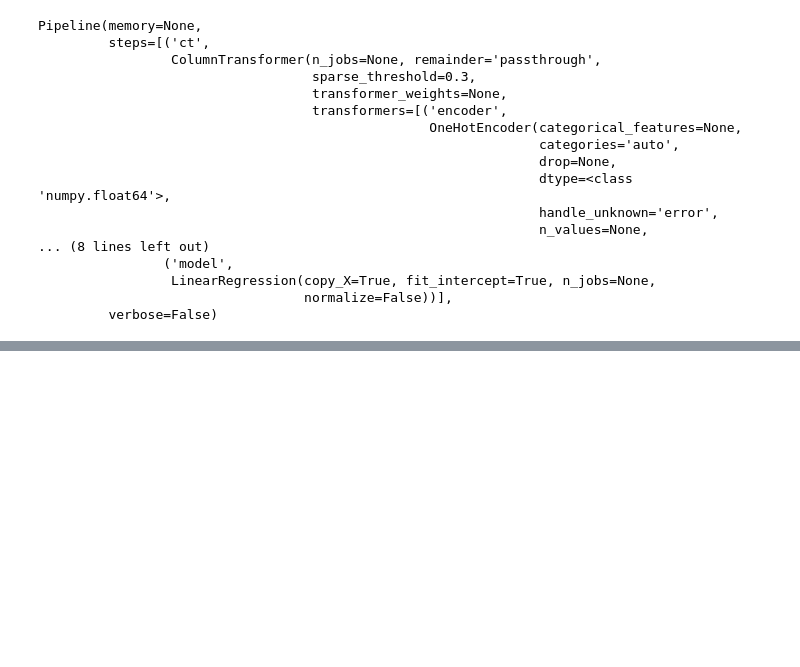
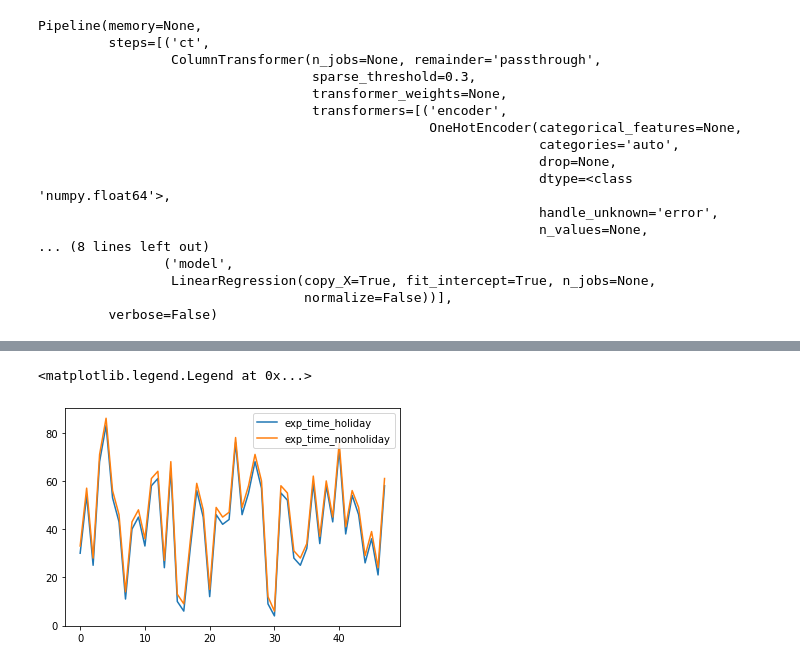
Before and after one commit to spatialthoughts/spatial-data-science, a Jupyter notebook: travel_time_prediction/Holiday_test.ipynb, the cells around one changed output, grey strips where cells are left out. Drawn from its saved outputs; the diff is of its cells as text; code cells hidden in the pictures; blank space fills up the shorter version.

Commit message:
modify_holiday_test

```diff
--- a/travel_time_prediction/Holiday_test.ipynb
+++ b/travel_time_prediction/Holiday_test.ipynb
@@ -173,15 +179,15 @@ def predict_time(row):
     Input = row[['sourceid', 'dstid', 'day', 'time_period', 'dow', 'src_lon', 'src_lat', 'dst_lon', 'dst_lat', 'distance','holiday']]
     return round(regressor.predict([Input])[0]/60)
 # %%
-holiday_sample['predicted'] = holiday_sample.apply(predict_time, axis=1)
-holiday_sample['google_avg']= holiday_sample.apply(lambda x : math.sqrt(x['google_min']*x['google_max']),axis=1)
-results = holiday_sample[['sourceid', 'dstid', 'src_lon', 'src_lat', 'dst_lon', 'dst_lat','distance', 'google_dist', 'google_min', 'google_max','google_avg','predicted']].copy()
-results['within_range'] = np.where(
-    (results['predicted'] <= results['google_max'])
-        & (results['predicted'] >= results['google_min']), 'Y', 'N')
+holiday_sample['predicted_H'] = holiday_sample.apply(predict_time, axis=1)
+holiday_sample['predicted']= results['predicted']
+results_holiday = holiday_sample[['sourceid', 'dstid', 'src_lon', 'src_lat', 'dst_lon', 'dst_lat','distance', 'google_dist', 'google_min', 'google_max','google_avg','predicted','predicted_H']].copy()
+results_holiday['within_range'] = np.where(
+    (results['predicted'] <= results_holiday['google_max'])
+        & (results_holiday['predicted'] >= results_holiday['google_min']), 'Y', 'N')
 error = math.sqrt(mean_squared_error(holiday_sample['google_avg'],holiday_sample['predicted'])) #calculate rmse
 print('RMSE =',error)
-percent=results['within_range'].value_counts('Y')[0]
+percent=results_holiday['within_range'].value_counts('Y')[0]
 print('Percentage with google range =',percent)
-results.head()
+results_holiday.head()
 # %% [output]
@@ -193,3 +199,10 @@ Percentage with google range = 0.8333333333333334
 | 2 | 198 | 18 | 77.499180 | 12.885396 | 77.474105 | 12.942257 | 8886.4 | 9.6 | 20 | 30 | ... |
 | 3 | 198 | 7 | 77.511597 | 12.876873 | 77.686813 | 13.001213 | 29673.7 | 29.6 | 45 | 75 | ... |
 | 4 | 166 | 198 | 77.696277 | 12.943712 | 77.481952 | 12.893260 | 33261.2 | 32.2 | 55 | 110 | ... |
+# %%
+plt.plot(results_holiday['predicted_H'],label='exp_time_holiday')
+plt.plot(results_holiday['predicted'],label='exp_time_nonholiday')
+plt.legend()
+# %% [output]
+<matplotlib.legend.Legend at 0x...>
+[figure, added]
```
Also changed, not shown: parts of 5 cells of this notebook.
